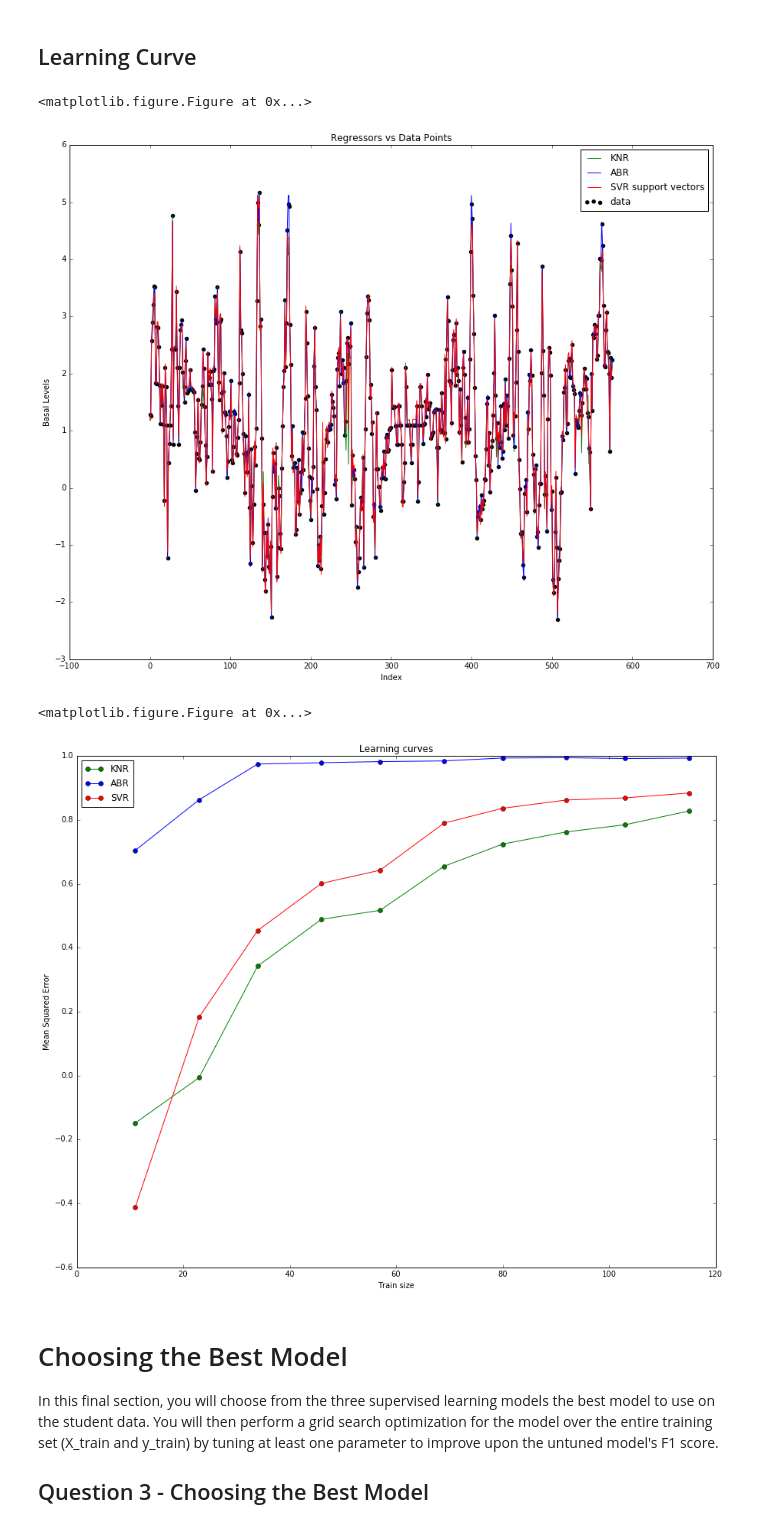
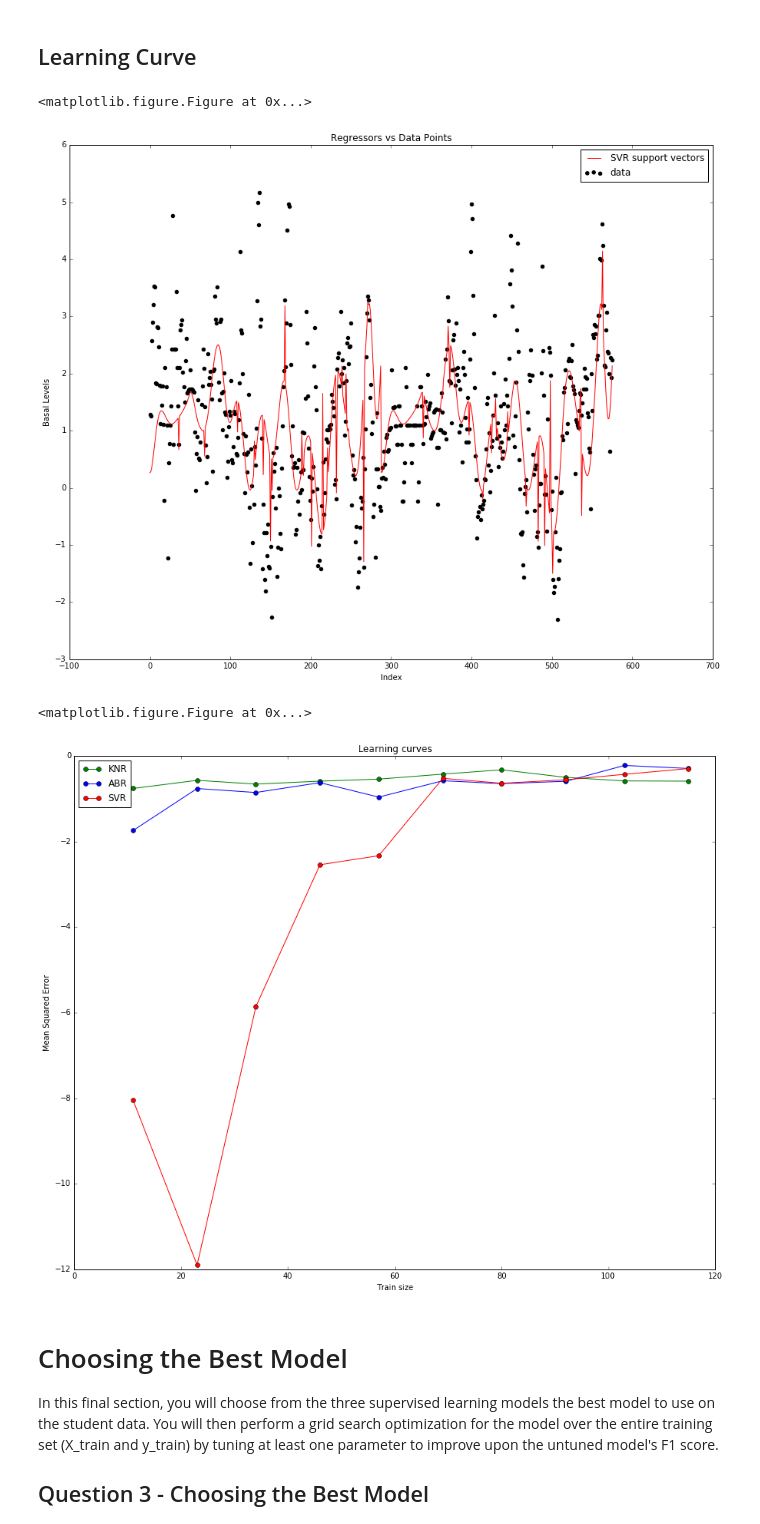
Before and after one commit to rbiven/ArtificialPanc, a Jupyter notebook: CapstoneDiabetes1.ipynb, the cells around one changed output. Saved outputs shown, nothing was run; the diff lists cells and outputs as text; code cells hidden in the pictures.

```diff
--- a/CapstoneDiabetes1.ipynb
+++ b/CapstoneDiabetes1.ipynb
@@ -235,18 +170,19 @@ In this section, I will prepare the data for modeling, training, and testing.
 Run the code cell below to separate the student data into feature and target columns to see if any features are non-numeric.
 # %%
 # Extract feature columns
-feature_cols = list(diabetes_data.columns[:])
+feature_cols = list(diabetes_data.columns[:-1])
 
 # Extract target column 'BG'
-target_col = diabetes_data.columns[2]
+target_col = diabetes_data.columns[-1]
 
 # Show the list of columns
 print "Feature columns:\n{}".format(feature_cols)
 print "\nTarget column: {}".format(target_col)
 
 # Separate the data into feature data and target data (X_all and y_all, respectively)
-X_all = diabetes_data[feature_cols]
-y_all = diabetes_data[target_col]
+X_all  = diabetes_data[feature_cols]
+y_all  = diabetes_data[target_col]
+X_time = diabetes_data.columns[0]
 
 # Show the feature information by printing the first five rows
 print "\nFeature values:"
@@ -475,6 +420,7 @@ import sklearn.learning_curve as curves
 y_pred1 = clf_A.predict(X_all)
 y_pred2 = clf_B.predict(X_all)
 y_pred3 = clf_C.predict(X_all)
+#y_pred4 = clf_D.predict(X_all)
 
 
 # Visualize data and regression curves
@@ -483,10 +429,10 @@ plt.figure(figsize=(15,12))
 x_scat = range(n_readings)
 
 plt.scatter(x_scat, diabetes_data["Basal Carbs (Liver)"], c='k', label='data', zorder=1)
-plt.plot(x_scat, y_pred1, c='g', label='KNR', zorder=2)
-plt.plot(x_scat, y_pred2, c='b', label='ABR', zorder=2)
-plt.plot(x_scat, y_pred3, c='r', label='SVR support vectors',
-            zorder=2)
+#plt.plot(x_scat, y_pred1, c='g', label='KNR', zorder=2)
+#plt.plot(x_scat, y_pred2, c='b', label='ABR', zorder=2)
+plt.plot(x_scat, y_pred3, c='r', label='SVR support vectors',zorder=2)
+#plt.plot(x_scat, y_pred4, c='c', label='GP',zorder=2)
 
 plt.xlabel('Index')
 plt.ylabel('Basal Levels')
@@ -494,36 +440,41 @@ plt.title('Regressors vs Data Points')
 plt.legend()
 
 # Visualize learning curves
 plt.figure()
 plt.figure(figsize=(15,12))
 
 knr = neighbors.KNeighborsRegressor(n_neighbors=5, weights='distance')
 abr = AdaBoostRegressor(DecisionTreeRegressor(max_depth=4),
                           n_estimators=300, random_state=0)
 svr = svm.SVR(kernel='rbf', C=1e3, gamma=0.2)
+#gp  = gaussian_process.GaussianProcess(corr='cubic', theta0=1e-2, thetaL=1e-4, thetaU=1e-1,random_start=100)
 
 
 train_sizes, train_scores_knr, test_scores_knr = curves.learning_curve(knr, X_test, y_test, train_sizes=np.linspace(0.1, 1, 10),scoring = 'r2', cv=5)
 train_sizes, train_scores_abr, test_scores_abr = curves.learning_curve(abr, X_test, y_test, train_sizes=np.linspace(0.1, 1, 10),scoring = 'r2', cv=5)
 train_sizes, train_scores_svr, test_scores_svr = curves.learning_curve(svr, X_test, y_test, train_sizes=np.linspace(0.1, 1, 10),scoring = 'r2', cv=5)
+#train_sizes, train_scores_gp, test_scores_gp = curves.learning_curve(gp, X_test, y_test, train_sizes=np.linspace(0.1, 1, 10),scoring = 'r2', cv=5)
 
 plt.plot(train_sizes, test_scores_knr.mean(1), 'o-', color="g",
          label="KNR")
 plt.plot(train_sizes, test_scores_abr.mean(1), 'o-', color="b",
          label="ABR")
 plt.plot(train_sizes, test_scores_svr.mean(1), 'o-', color="r",
          label="SVR")
+#plt.plot(train_sizes, test_scores_gp.mean(1), 'o-', color="c",
+#         label="GP")
+
 plt.xlabel("Train size")
 plt.ylabel("Mean Squared Error")
 plt.title('Learning curves')
 plt.legend(loc="best")
 
 plt.show()
 # %% [output]
 <matplotlib.figure.Figure at 0x...>
-[figure, old version]
+[figure, new version]
 <matplotlib.figure.Figure at 0x...>
-[figure, old version]
+[figure, new version]
 # %% [markdown]
 
 # Choosing the Best Model
```
Also changed, not shown: parts of 5 cells of this notebook, 1 other file.
